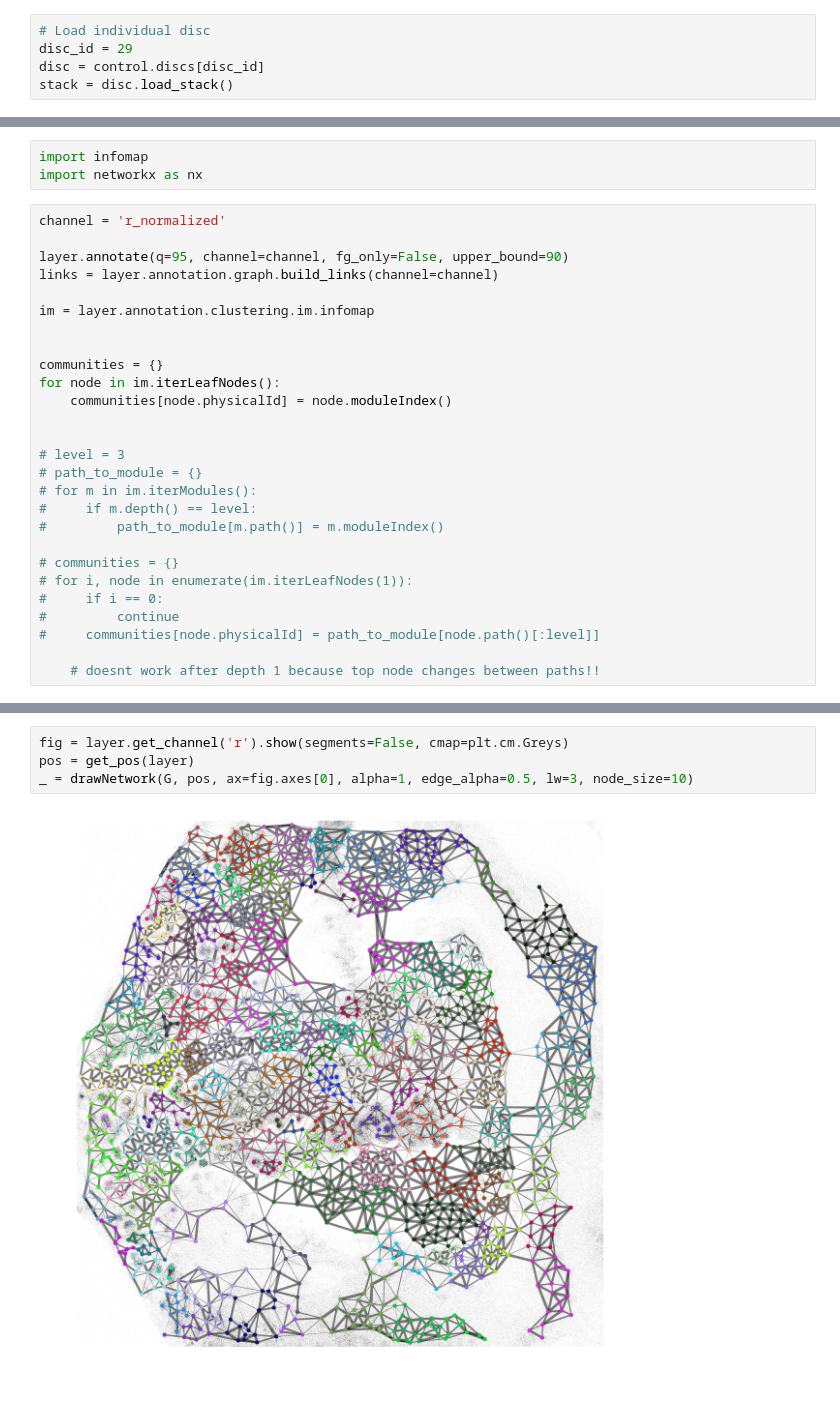
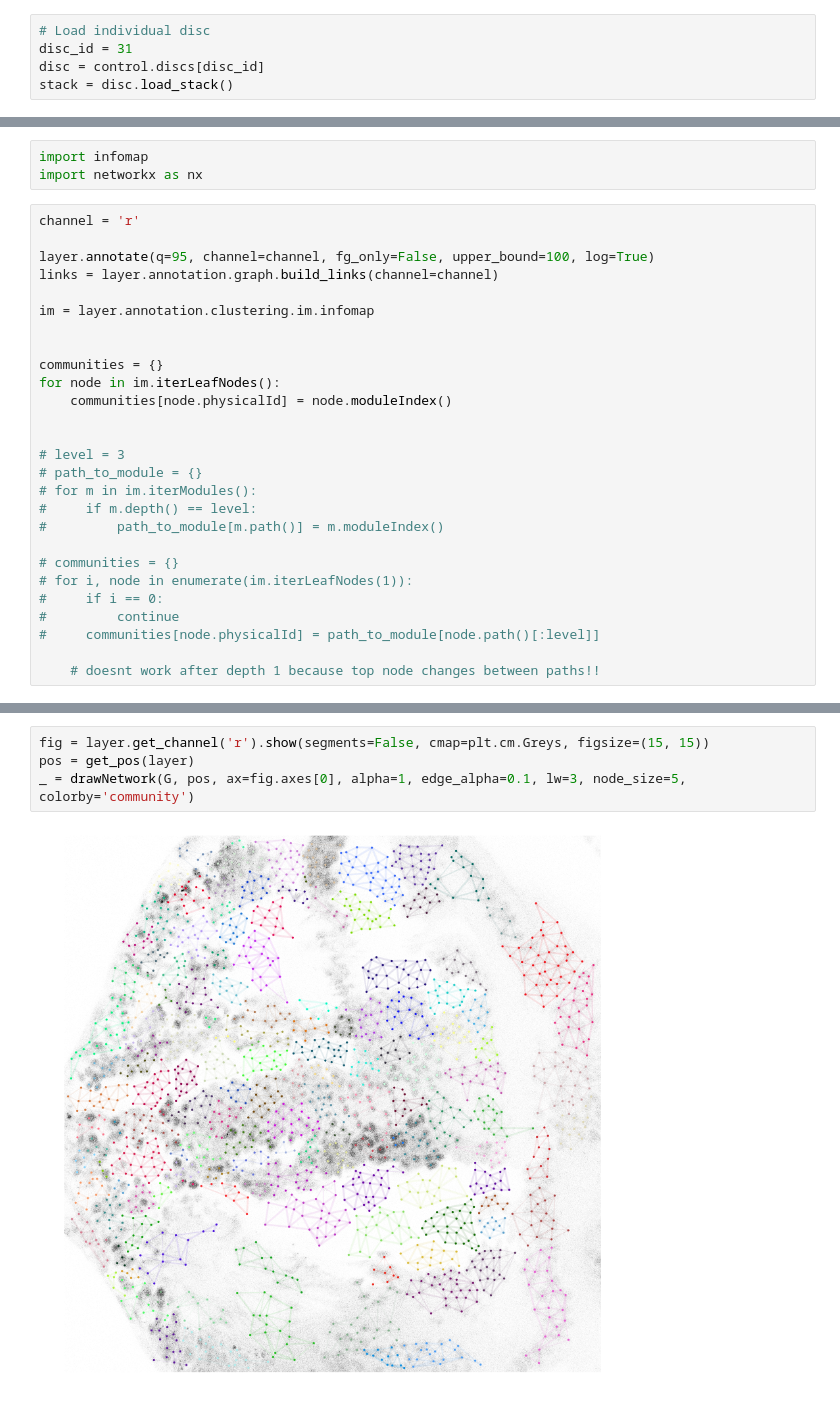
Before and after one commit to sbernasek/flyqma, a Jupyter notebook: notebooks/annotation.ipynb, the cells around one changed output, grey strips where cells are left out. Saved outputs shown, nothing was run; the diff lists cells and outputs as text.

```diff
--- a/notebooks/annotation.ipynb
+++ b/notebooks/annotation.ipynb
@@ -21,6 +21,6 @@ control = Experiment(control_path)
 mutant = Experiment(mutant_path)
 # %%
 # Load individual disc
-disc_id = 29
+disc_id = 31
 disc = control.discs[disc_id]
 stack = disc.load_stack()
@@ -43,9 +49,9 @@ layer = stack.load_layer(0)
 import infomap
 import networkx as nx
 # %%
-channel = 'r_normalized'
+channel = 'r'
 
-layer.annotate(q=95, channel=channel, fg_only=False, upper_bound=90)
+layer.annotate(q=95, channel=channel, fg_only=False, upper_bound=100, log=True)
 links = layer.annotation.graph.build_links(channel=channel)
 
 im = layer.annotation.clustering.im.infomap
@@ -78,9 +86,9 @@ nx.set_node_attributes(G, name='community', values=communities)
 # %%
-fig = layer.get_channel('r').show(segments=False, cmap=plt.cm.Greys)
+fig = layer.get_channel('r').show(segments=False, cmap=plt.cm.Greys, figsize=(15, 15))
 pos = get_pos(layer)
-_ = drawNetwork(G, pos, ax=fig.axes[0], alpha=1, edge_alpha=0.5, lw=3, node_size=10)
+_ = drawNetwork(G, pos, ax=fig.axes[0], alpha=1, edge_alpha=0.1, lw=3, node_size=5, colorby='community')
 # %% [output]
-[figure, old version]
+[figure, new version]
 # %%
 from matplotlib import colors
 
```
Also changed, not shown: parts of 20 cells of this notebook, 19 other files.
